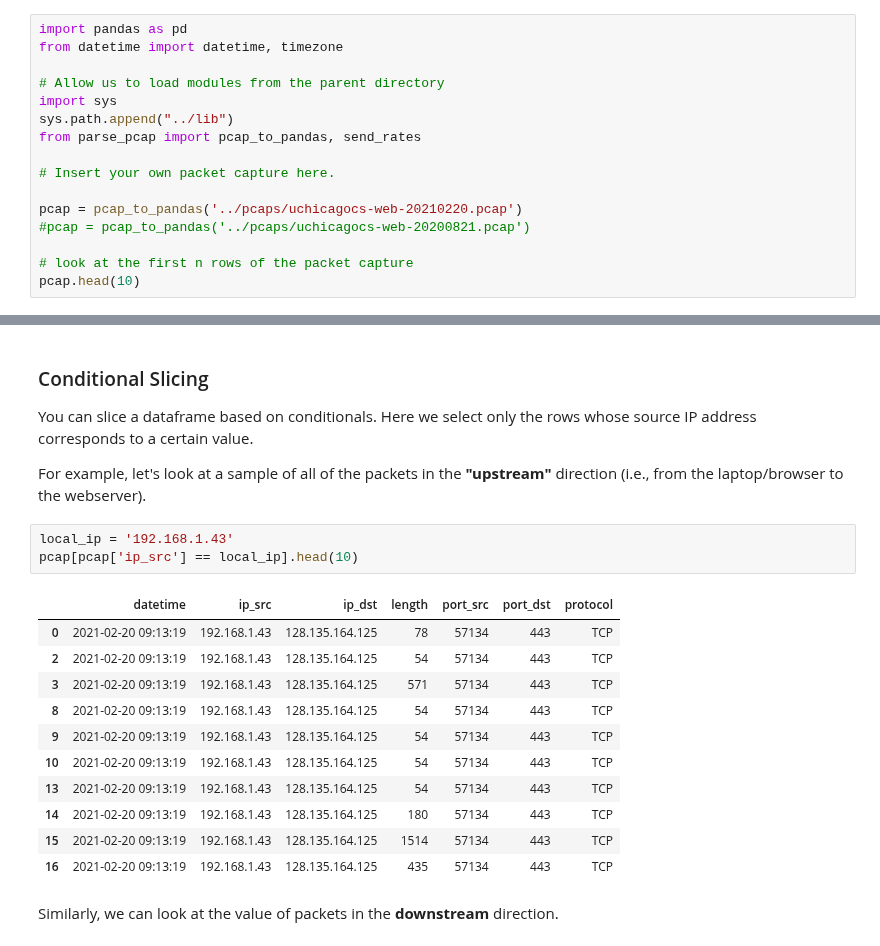
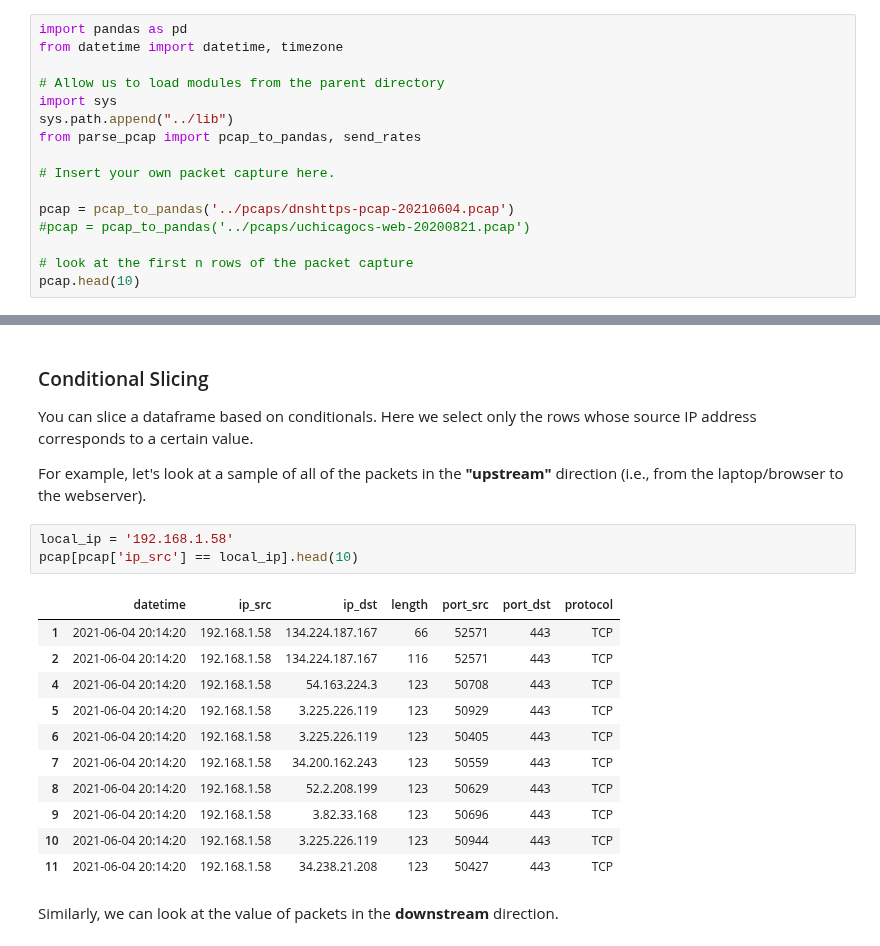
Before and after one commit to noise-lab/ml-networking, a Jupyter notebook: notebooks/0-Packet Capture Analysis.ipynb, the cells around one changed output, grey strips where cells are left out. Saved outputs shown, nothing was run; the diff lists cells and outputs as text.

```diff
--- a/notebooks/0-Packet Capture Analysis.ipynb
+++ b/notebooks/0-Packet Capture Analysis.ipynb
@@ -40,7 +40,7 @@ from parse_pcap import pcap_to_pandas, send_rates
 
 # Insert your own packet capture here.
 
-pcap = pcap_to_pandas('../pcaps/uchicagocs-web-20210220.pcap')
+pcap = pcap_to_pandas('../pcaps/dnshttps-pcap-20210604.pcap')
 #pcap = pcap_to_pandas('../pcaps/uchicagocs-web-20200821.pcap')
 
 # look at the first n rows of the packet capture
@@ -100,20 +100,20 @@ You can slice a dataframe based on conditionals.  Here we select only the rows w
 
 For example, let's look at a sample of all of the packets in the **"upstream"** direction (i.e., from the laptop/browser to the webserver).
 # %%
-local_ip = '192.168.1.43'
+local_ip = '192.168.1.58'
 pcap[pcap['ip_src'] == local_ip].head(10)
 # %% [output]
 |  | datetime | ip_src | ip_dst | length | port_src | port_dst | protocol |
-| 0 | 2021-02-20 09:13:19 | 192.168.1.43 | 128.135.164.125 | 78 | 57134 | 443 | TCP |
-| 2 | 2021-02-20 09:13:19 | 192.168.1.43 | 128.135.164.125 | 54 | 57134 | 443 | TCP |
-| 3 | 2021-02-20 09:13:19 | 192.168.1.43 | 128.135.164.125 | 571 | 57134 | 443 | TCP |
-| 8 | 2021-02-20 09:13:19 | 192.168.1.43 | 128.135.164.125 | 54 | 57134 | 443 | TCP |
-| 9 | 2021-02-20 09:13:19 | 192.168.1.43 | 128.135.164.125 | 54 | 57134 | 443 | TCP |
-| 10 | 2021-02-20 09:13:19 | 192.168.1.43 | 128.135.164.125 | 54 | 57134 | 443 | TCP |
-| 13 | 2021-02-20 09:13:19 | 192.168.1.43 | 128.135.164.125 | 54 | 57134 | 443 | TCP |
-| 14 | 2021-02-20 09:13:19 | 192.168.1.43 | 128.135.164.125 | 180 | 57134 | 443 | TCP |
-| 15 | 2021-02-20 09:13:19 | 192.168.1.43 | 128.135.164.125 | 1514 | 57134 | 443 | TCP |
-| 16 | 2021-02-20 09:13:19 | 192.168.1.43 | 128.135.164.125 | 435 | 57134 | 443 | TCP |
+| 1 | 2021-06-04 20:14:20 | 192.168.1.58 | 134.224.187.167 | 66 | 52571 | 443 | TCP |
+| 2 | 2021-06-04 20:14:20 | 192.168.1.58 | 134.224.187.167 | 116 | 52571 | 443 | TCP |
+| 4 | 2021-06-04 20:14:20 | 192.168.1.58 | 54.163.224.3 | 123 | 50708 | 443 | TCP |
+| 5 | 2021-06-04 20:14:20 | 192.168.1.58 | 3.225.226.119 | 123 | 50929 | 443 | TCP |
+| 6 | 2021-06-04 20:14:20 | 192.168.1.58 | 3.225.226.119 | 123 | 50405 | 443 | TCP |
+| 7 | 2021-06-04 20:14:20 | 192.168.1.58 | 34.200.162.243 | 123 | 50559 | 443 | TCP |
+| 8 | 2021-06-04 20:14:20 | 192.168.1.58 | 52.2.208.199 | 123 | 50629 | 443 | TCP |
+| 9 | 2021-06-04 20:14:20 | 192.168.1.58 | 3.82.33.168 | 123 | 50696 | 443 | TCP |
+| 10 | 2021-06-04 20:14:20 | 192.168.1.58 | 3.225.226.119 | 123 | 50944 | 443 | TCP |
+| 11 | 2021-06-04 20:14:20 | 192.168.1.58 | 34.238.21.208 | 123 | 50427 | 443 | TCP |
 # %% [markdown]
 Similarly, we can look at the value of packets in the **downstream** direction.
 # %%
```
Also changed, not shown: parts of 22 cells of this notebook, 3 other files.
